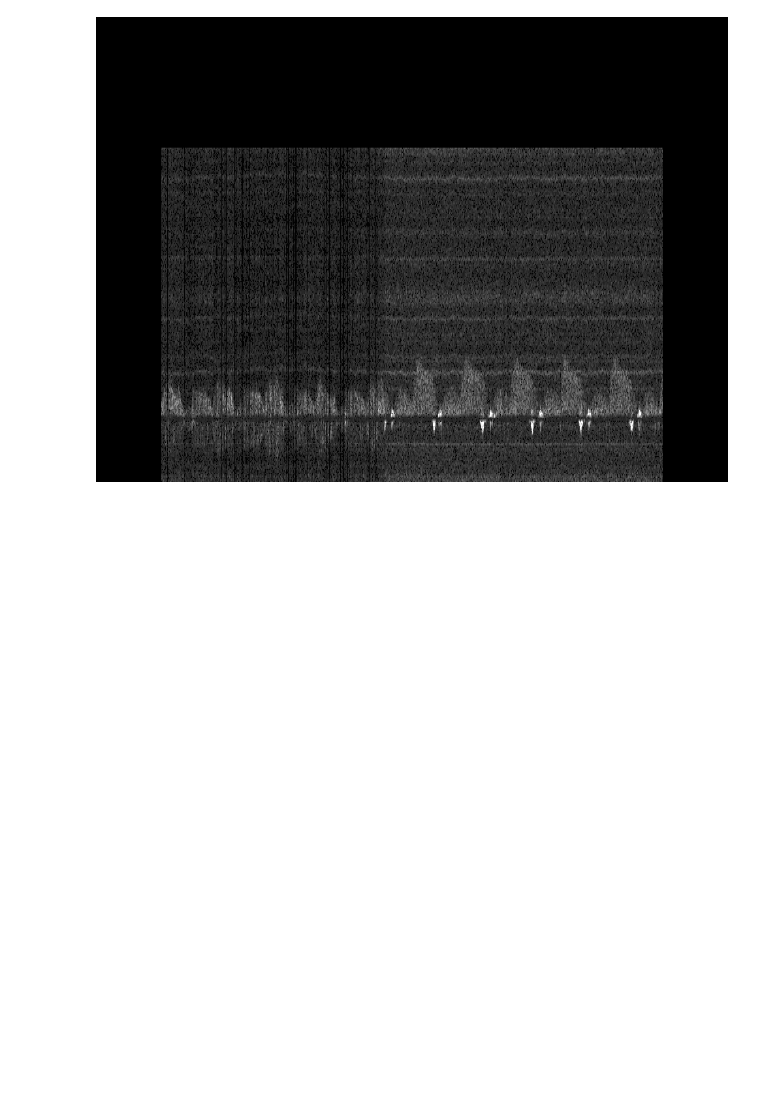
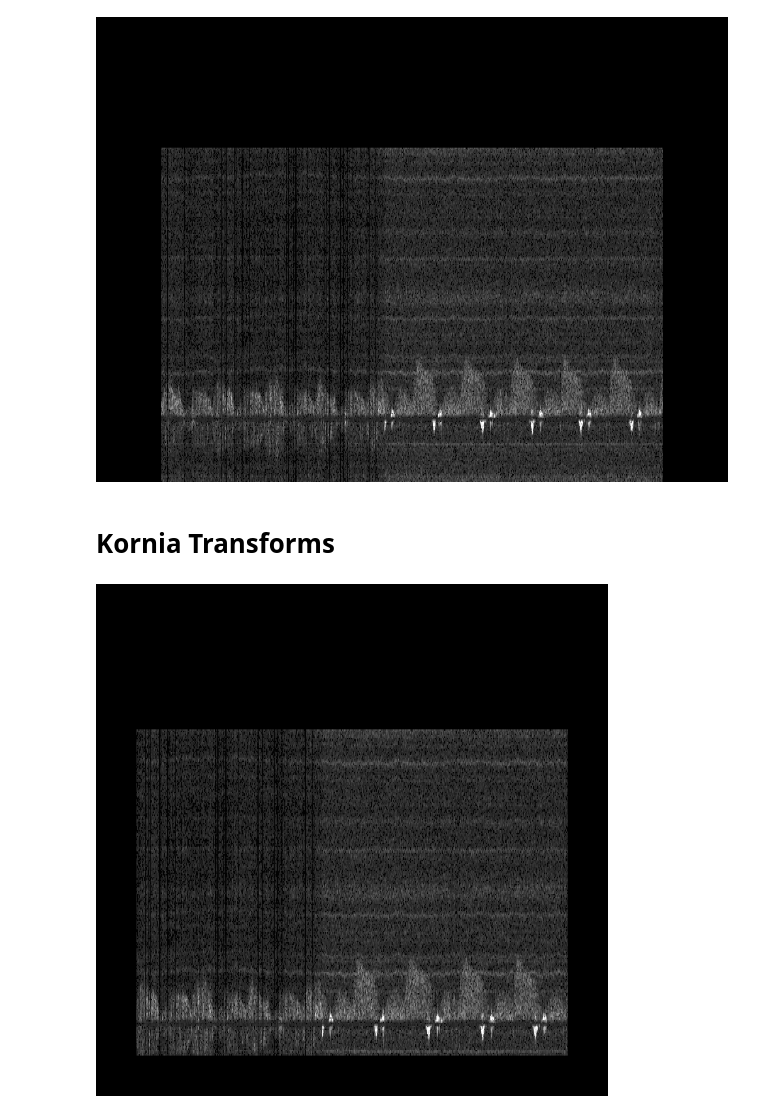
Before and after one commit to mshunshin/scantensus-sdy, a Jupyter notebook: experiments/fetch_labels.ipynb, the cells around one changed output. Saved outputs shown, nothing was run; the diff lists cells and outputs as text; code cells hidden in the pictures; blank space fills up the shorter version.

Commit message:
(feat) ImageToImageDataset + kornia transforms

```diff
--- a/experiments/fetch_labels.ipynb
+++ b/experiments/fetch_labels.ipynb
@@ -143,3 +143,5 @@ ValueError: too many values to unpack (expected 3)
 image
 # %% [output]
 [figure]
+# %% [markdown]
+# Kornia Transforms
@@ -145,0 +199,7 @@ image
+# %%
+def render_torch_image(image: torch.Tensor) -> PIL.Image:
+    return torchvision.transforms.ToPILImage()(image.to(torch.uint8).squeeze()).convert('RGBA')
+
+render_torch_image(image)
+# %% [output]
+[figure, added]
```
Also changed, not shown: parts of 11 cells of this notebook, 5 other files.
